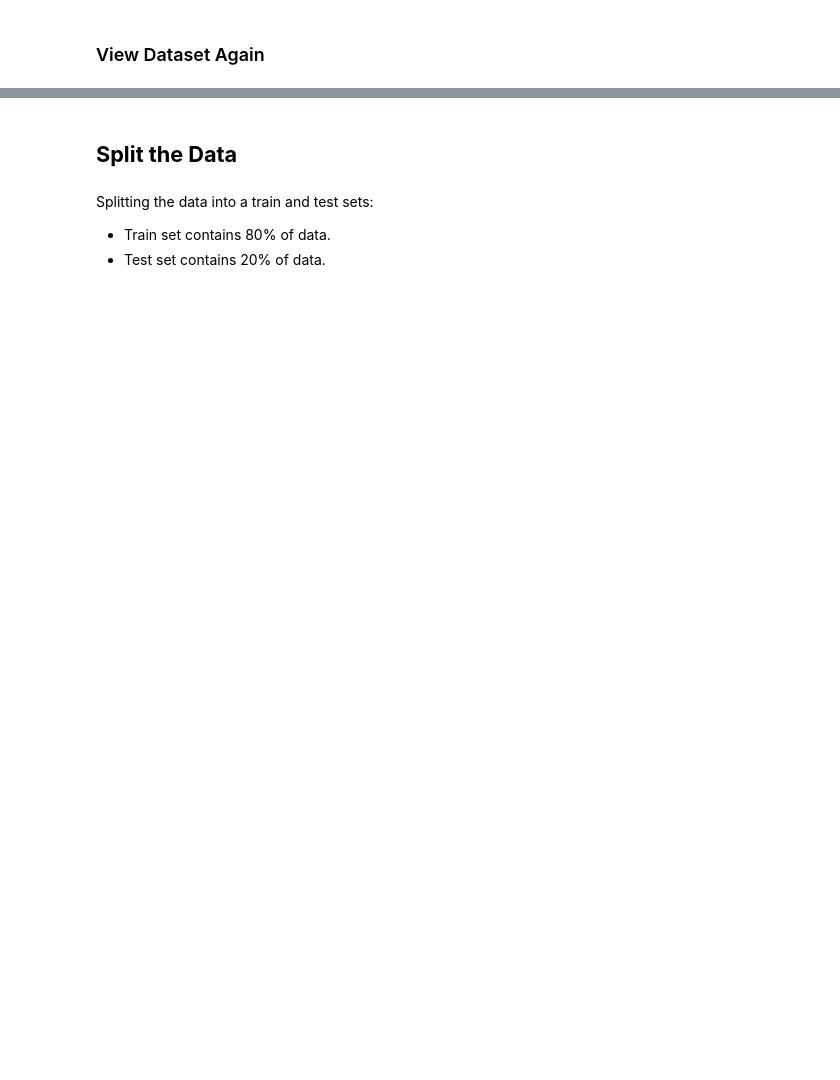
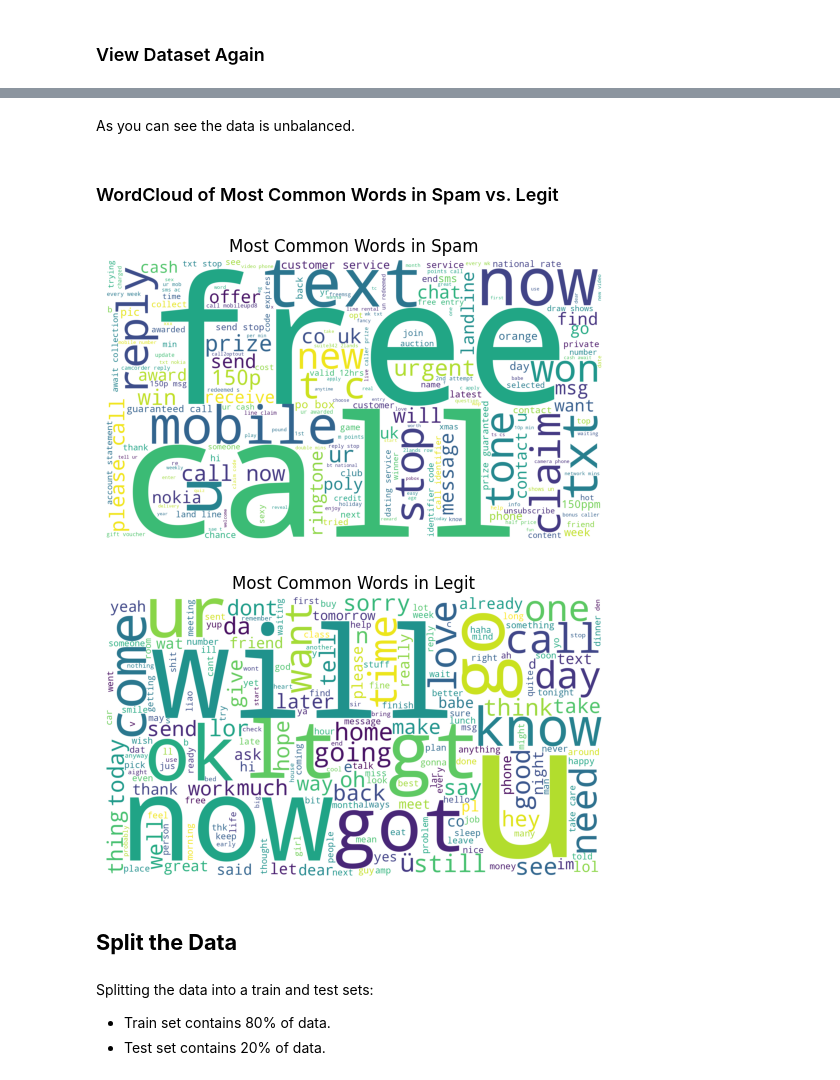
Before and after one commit to jackson-trader/CS462-Email-Spam-Classifier, a Jupyter notebook: CS462_Email_Spam_Classifier.ipynb, the cells around one changed output, grey strips where cells are left out. Cells and saved outputs as stored; diff of their text form; code cells hidden in the pictures; blank space fills up the shorter version.

```diff
--- a/CS462_Email_Spam_Classifier.ipynb
+++ b/CS462_Email_Spam_Classifier.ipynb
@@ -115,3 +143,38 @@ df
+# %% [markdown]
+As you can see the data is unbalanced.
+# %% [markdown]
+### WordCloud of Most Common Words in Spam vs. Legit
+# %%
+# Make one string for each spam and legit emails
+spam_text = " ".join(df.loc[df["Category"] == 1, "Message"].astype(str))
+legit_text = " ".join(df.loc[df["Category"] == 0, "Message"].astype(str))
+
+# Spam WordCloud
+wordcloud = WordCloud(
+    width = 1920,
+    height = 1080,
+    background_color = 'white',
+    stopwords = STOPWORDS
+).generate(spam_text)
+plt.title("Most Common Words in Spam")
+plt.imshow(wordcloud)
+plt.axis("off")
+plt.show()
+
+# Legit WordCloud
+wordcloud = WordCloud(
+    width = 1920,
+    height = 1080,
+    background_color = 'white',
+    stopwords = STOPWORDS
+).generate(legit_text)
+plt.imshow(wordcloud)
+plt.axis("off")
+plt.title("Most Common Words in Legit")
+plt.show()
+# %% [output]
+[figure, added]
+[figure, added]
 # %% [markdown]
 ## **Split the Data**
 # %% [markdown]
```
Also changed, not shown: parts of 32 cells of this notebook.
